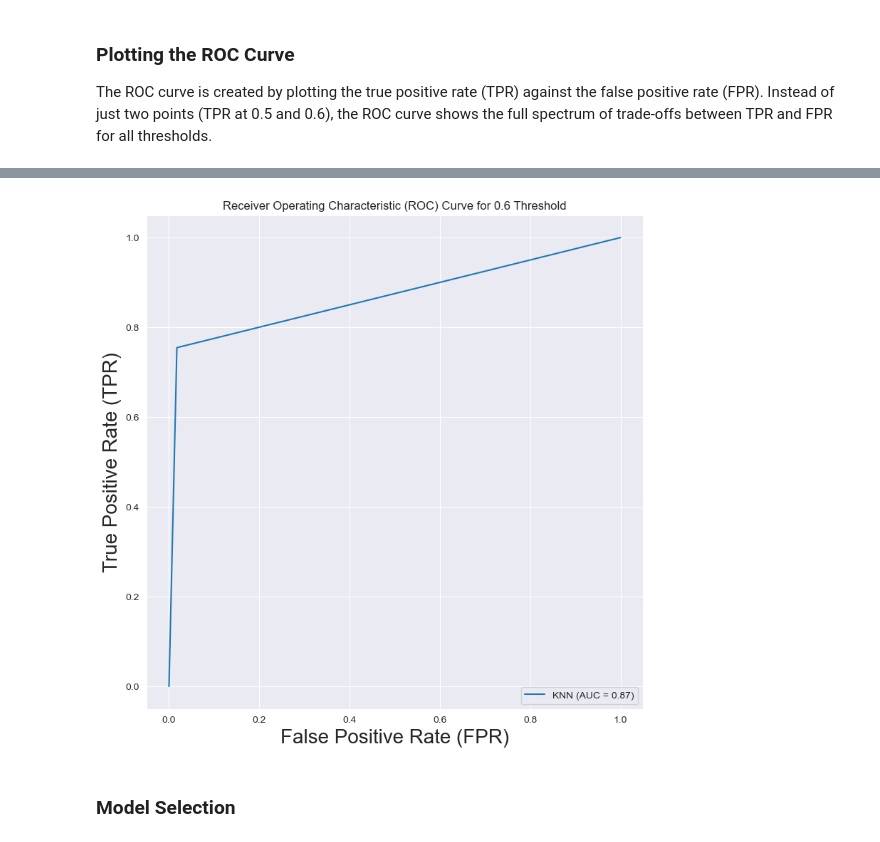
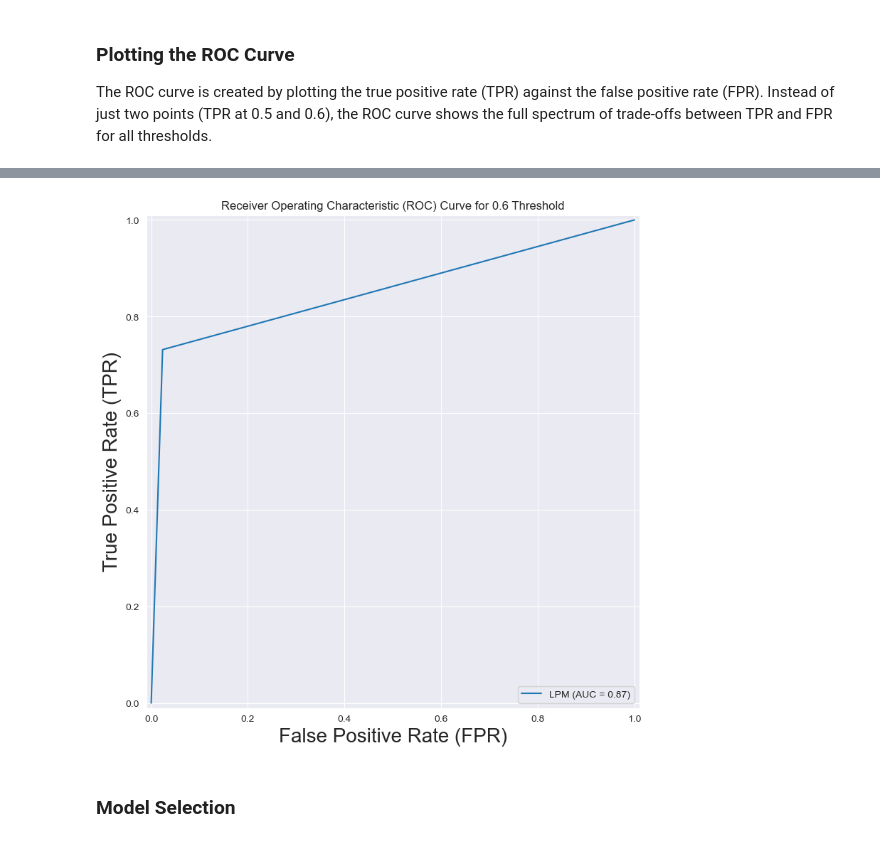
Before and after one commit to berylhu43/tax-evasion-risk-prediction, a Jupyter notebook: tax-evasion.ipynb, the cells around one changed output, grey strips where cells are left out. Cells and saved outputs as stored; diff of their text form; code cells hidden in the pictures.

```diff
--- a/tax-evasion.ipynb
+++ b/tax-evasion.ipynb
@@ -102,16 +122,24 @@ print(f'with false negative rate: {lpm_conf_6[0,0]:.3f}, false positive rate: {l
 ### Plotting the ROC Curve
 The ROC curve is created by plotting the true positive rate (TPR) against the false positive rate (FPR). Instead of just two points (TPR at 0.5 and 0.6), the ROC curve shows the full spectrum of trade-offs between TPR and FPR for all thresholds.
 # %%
-fpr_cv, tpr_cv, thresholds = roc_curve(y_test, lpm_pred_bin_5)
-auc_cv = roc_auc_score(y_test, lpm_pred_bin_5)
-roc_curve_cv = RocCurveDisplay(fpr=fpr_cv, tpr=tpr_cv,
+# set up the false positive, true positive and threshold value for the roc curve
+def roc(pred_with_threshold):
+    fpr_cv, tpr_cv, thresholds = roc_curve(y_test, pred_with_threshold)
+    auc_cv = roc_auc_score(y_test, lpm_pred_bin_5)
+    roc_curve_cv = RocCurveDisplay(fpr=fpr_cv, tpr=tpr_cv,
                                 roc_auc=auc_cv,
-                                estimator_name='KNN')
+                                estimator_name='LPM')
+    return roc_curve_cv
 
-fig, ax = plt.subplots(figsize=(9, 9))
-roc_curve_cv.plot(ax=ax)
-ax.set_ylabel("True Positive Rate (TPR)", fontsize=20)
-ax.set_xlabel("False Positive Rate (FPR)", fontsize=20)
-ax.set_title("Receiver Operating Characteristic (ROC) Curve for 0.5 Threshold")
-plt.show()
+# plotting the ROC curve
+def plot_roc_curve(roc_curve_cv,threshold):
+    fig, ax = plt.subplots(figsize=(9, 9))
+    roc_curve_cv.plot(ax=ax)
+    ax.set_ylabel("True Positive Rate (TPR)", fontsize=20)
+    ax.set_xlabel("False Positive Rate (FPR)", fontsize=20)
+    ax.set_title(f"Receiver Operating Characteristic (ROC) Curve for {threshold} Threshold")
+    plt.show()
+
+roc_curve_cv_5 = roc(lpm_pred_bin_5)
+plot_roc_curve(roc_curve_cv_5, 0.5)
 # %% [output]
@@ -119,18 +147,9 @@ plt.show()
 # %%
-fpr_cv, tpr_cv, thresholds_cv = roc_curve(y_test, lpm_pred_bin_6)
-auc_cv = roc_auc_score(y_test, lpm_pred_bin_6)
-roc_curve_cv = RocCurveDisplay(fpr=fpr_cv, tpr=tpr_cv,
-                                roc_auc=auc_cv,
-                                estimator_name='KNN')
-
-fig, ax = plt.subplots(figsize=(9, 9))
-roc_curve_cv.plot(ax=ax)
-ax.set_ylabel("True Positive Rate (TPR)", fontsize=20)
-ax.set_xlabel("False Positive Rate (FPR)", fontsize=20)
-ax.set_title("Receiver Operating Characteristic (ROC) Curve for 0.6 Threshold")
-plt.show()
+# plot ROC with threshold at 0.6
+roc_curve_cv_6 = roc(lpm_pred_bin_6)
+plot_roc_curve(roc_curve_cv_6, 0.6)
 # %% [output]
-[figure, old version]
+[figure, new version]
 # %% [markdown]
 ### Model Selection
 # %% [markdown]
```
Also changed, not shown: parts of 23 cells of this notebook.
